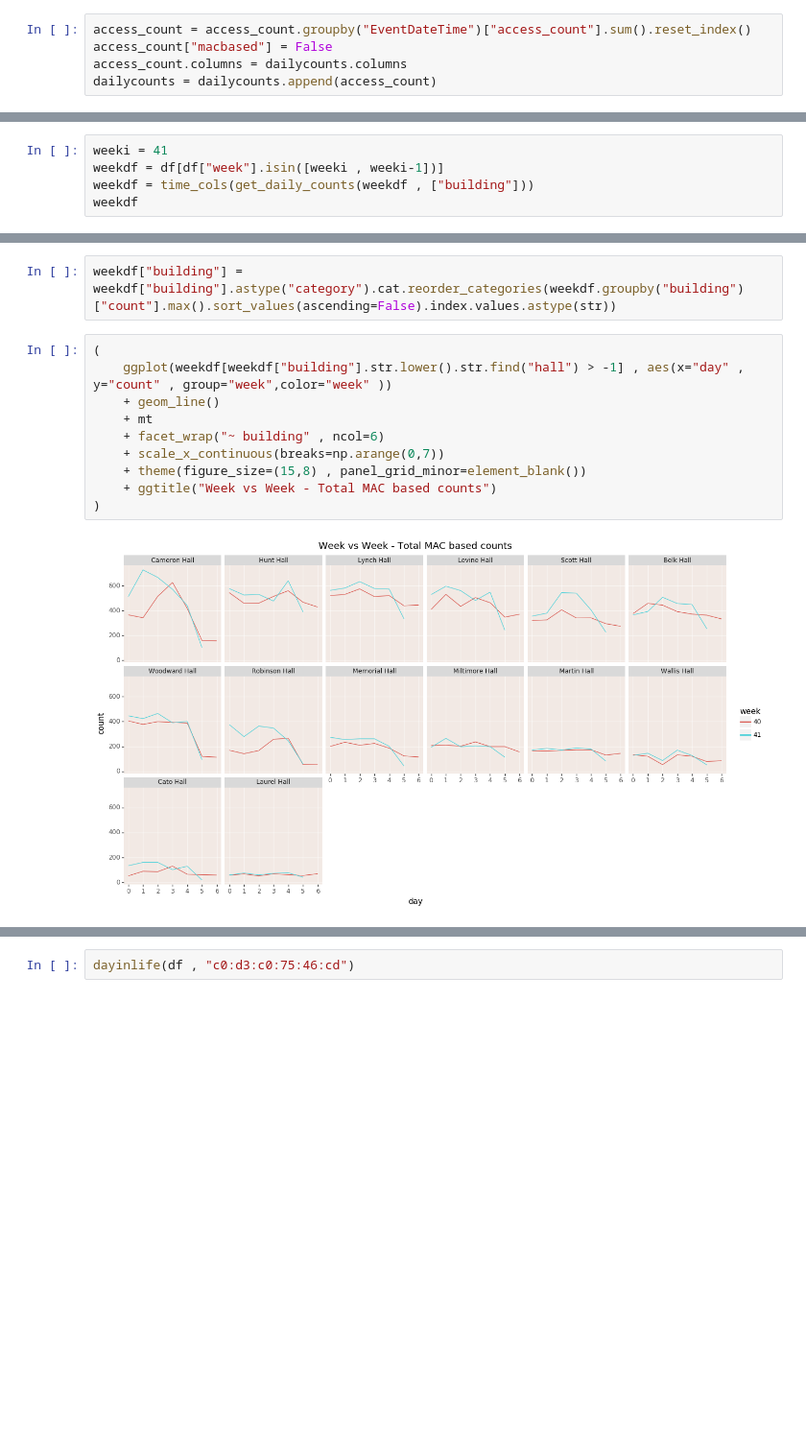
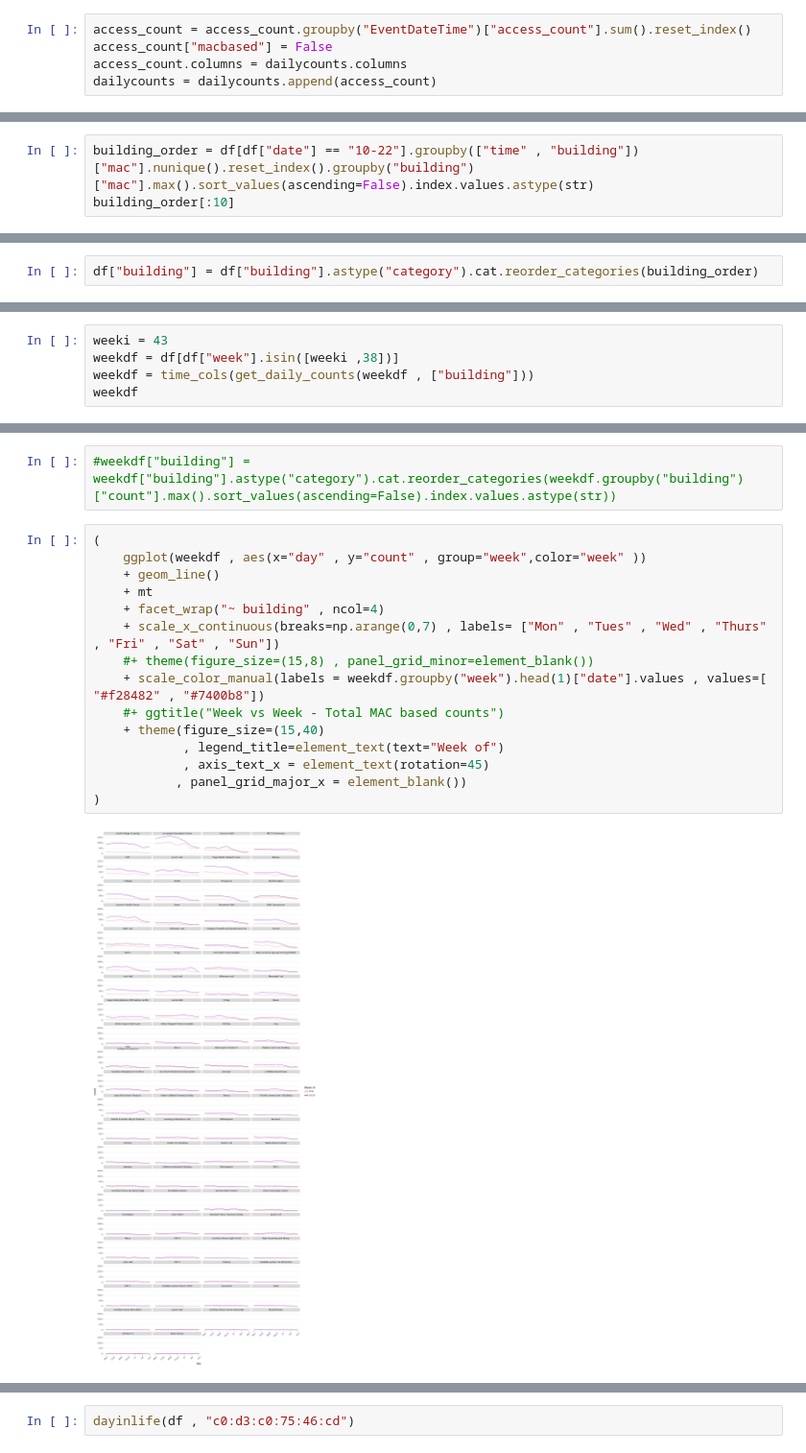
Before and after one commit to abhijeetdtu/unccwifi, a Jupyter notebook: CombinedTimeSeries.ipynb, the cells around one changed output, grey strips where cells are left out. Shown at 96% size. Cells and saved outputs as stored; diff of their text form; blank space fills up the shorter version.

```diff
--- a/CombinedTimeSeries.ipynb
+++ b/CombinedTimeSeries.ipynb
@@ -140,0 +200,3 @@ df
+# %%
+building_order = df[df["date"] == "10-22"].groupby(["time" , "building"])["mac"].nunique().reset_index().groupby("building")["mac"].max().sort_values(ascending=False).index.values.astype(str)
+building_order[:10]
@@ -140,0 +208,2 @@ df
+# %%
+df["building"] = df["building"].astype("category").cat.reorder_categories(building_order)
@@ -141,6 +274,6 @@ df
 # %%
-weeki = 41
-weekdf = df[df["week"].isin([weeki , weeki-1])]
+weeki = 43
+weekdf = df[df["week"].isin([weeki ,38])]
 weekdf = time_cols(get_daily_counts(weekdf , ["building"]))
 weekdf
 # %% [output]
@@ -160,14 +293,19 @@ weekdf
 # %%
-weekdf["building"] = weekdf["building"].astype("category").cat.reorder_categories(weekdf.groupby("building")["count"].max().sort_values(ascending=False).index.values.astype(str))
+#weekdf["building"] = weekdf["building"].astype("category").cat.reorder_categories(weekdf.groupby("building")["count"].max().sort_values(ascending=False).index.values.astype(str))
 # %%
 (
-    ggplot(weekdf[weekdf["building"].str.lower().str.find("hall") > -1] , aes(x="day" , y="count" , group="week",color="week" ))
+    ggplot(weekdf , aes(x="day" , y="count" , group="week",color="week" ))
     + geom_line()
     + mt
-    + facet_wrap("~ building" , ncol=6)
-    + scale_x_continuous(breaks=np.arange(0,7))
-    + theme(figure_size=(15,8) , panel_grid_minor=element_blank())
-    + ggtitle("Week vs Week - Total MAC based counts")
+    + facet_wrap("~ building" , ncol=4)
+    + scale_x_continuous(breaks=np.arange(0,7) , labels= ["Mon" , "Tues" , "Wed" , "Thurs" , "Fri" , "Sat" , "Sun"])
+    #+ theme(figure_size=(15,8) , panel_grid_minor=element_blank())
+    + scale_color_manual(labels = weekdf.groupby("week").head(1)["date"].values , values=[ "#f28482" , "#7400b8"])
+    #+ ggtitle("Week vs Week - Total MAC based counts")
+    + theme(figure_size=(15,40)
+            , legend_title=element_text(text="Week of")
+            , axis_text_x = element_text(rotation=45)
+           , panel_grid_major_x = element_blank())
 )
 # %% [output]
-[figure, old version]
+[figure, new version]
```
Also changed, not shown: parts of 63 cells of this notebook, 2 other files.
